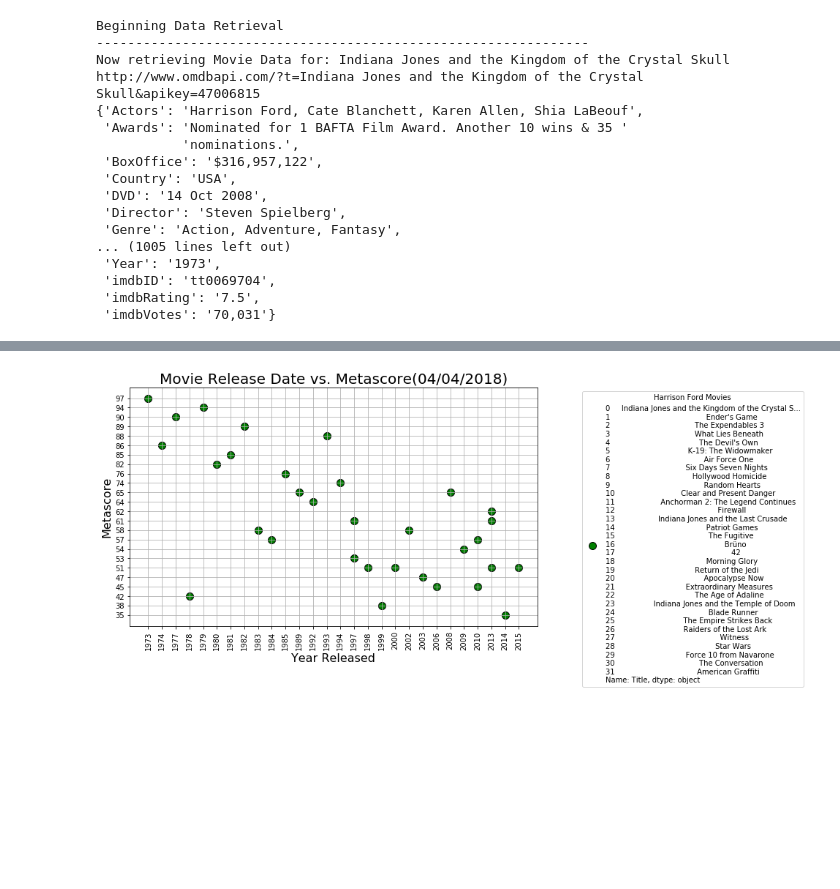
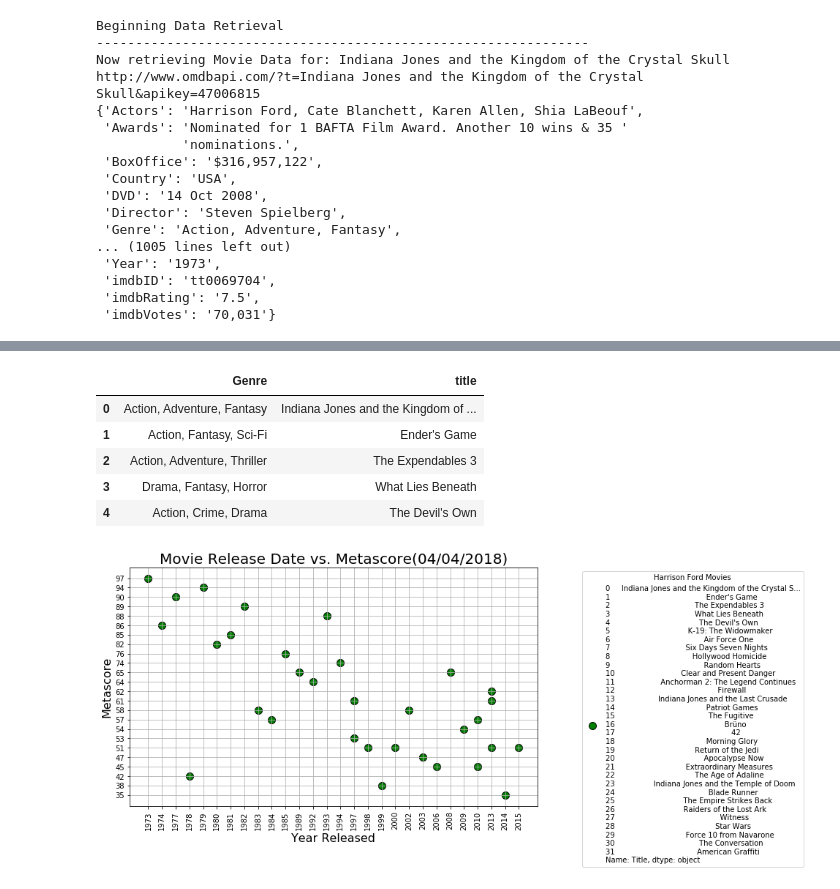
Before and after one commit to CTopham/Team-Green, a Jupyter notebook: Basic Movie Info.ipynb, the cells around one changed output, grey strips where cells are left out. Saved outputs shown, nothing was run; the diff lists cells and outputs as text; code cells hidden in the pictures; blank space fills up the shorter version.

```diff
--- a/Basic Movie Info.ipynb
+++ b/Basic Movie Info.ipynb
@@ -78,6 +86,8 @@ Metascore = {"Metascore": [],
              "Rated": [],
              "Box Office": [],
              "Plot": []}
+
+Genre = {"Genre": []}
 
 for movie in selected_actor["title"]:
 
@@ -96,6 +106,8 @@ for movie in selected_actor["title"]:
     Metascore["Box Office"].append(movie_data["BoxOffice"])
     Metascore["Plot"].append(movie_data["Plot"])
 
+    Genre["Genre"].append(movie_data["Genre"])
+
     pprint(movie_data)
 # %% [output]
 Beginning Data Retrieval
@@ -128,6 +140,20 @@ final.head()
 | 2 | The Expendables 3 | 2014 | PG-13 | 35 | $34,742,878 | Barney augments his team with new... |
 | 3 | What Lies Beneath | 2000 | PG-13 | 51 | $155,018,556 | The wife of a university research... |
 | 4 | The Devil's Own | 1997 | R | 53 | N/A | A police officer uncovers the rea... |
+# %%
+#Create genre dataframe
+movie_genre = pd.DataFrame(Genre)
+#Merge to movies_played_in dataframe
+title_genre_merge = pd.merge(movie_genre, movies_played_in, left_index=True, right_index=True)
+#Display
+title_genre_merge.head()
+# %% [output]
+|  | Genre | title |
+| 0 | Action, Adventure, Fantasy | Indiana Jones and the Kingdom of ... |
+| 1 | Action, Fantasy, Sci-Fi | Ender's Game |
+| 2 | Action, Adventure, Thriller | The Expendables 3 |
+| 3 | Drama, Fantasy, Horror | What Lies Beneath |
+| 4 | Action, Crime, Drama | The Devil's Own |
 # %%
 #Set size of scatter plots
 plt.figure(figsize=(10,6))
```
Also changed, not shown: parts of 10 cells of this notebook, 1 other file.
